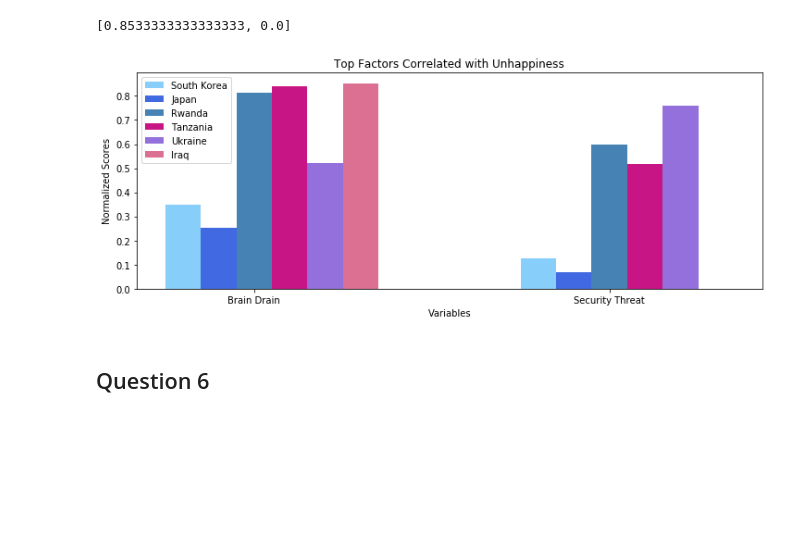
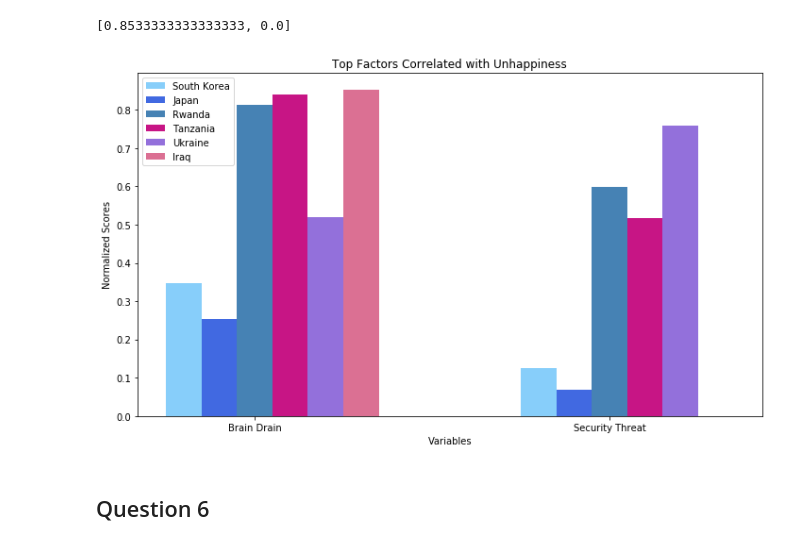
Before and after one commit to jkurtb/Suicide_squad, a Jupyter notebook: Data Viz/Question 5, barchart.ipynb, the cells around one changed output. Cells and saved outputs as stored; diff of their text form; code cells hidden in the pictures; blank space fills up the shorter version.

```diff
--- a/Data Viz/Question 5, barchart.ipynb
+++ b/Data Viz/Question 5, barchart.ipynb
@@ -137,37 +138,38 @@ country5n
 # %%
 
 N = len(country0n) #number of variables to be tested
 
 
 
-fig, ax = plt.subplots(figsize = (10,4))
+fig, ax = plt.subplots(figsize = (10,6))
 
 ind = np.arange(N)    # the x locations for the groups
 width = 0.1        # the width of the bars. This is pretty much the place to control spacing
 ax.bar(ind + width*0, country0n, width, bottom=0,  label=country_list[0],color = color[0])
 ax.bar(ind + width*1, country1n, width, bottom=0, label=country_list[1],color = color[1])
 ax.bar(ind + width*2, country2n, width, bottom=0, label=country_list[2],color = color[2])
 ax.bar(ind + width*3, country3n, width, bottom=0, label=country_list[3],color = color[3])
 ax.bar(ind + width*4, country4n, width, bottom=0, label=country_list[4],color = color[4])
 ax.bar(ind + width*5, country5n, width, bottom=0, label=country_list[5],color = color[5])
 
 
 
 
 
 ax.set_title('Top Factors Correlated with Unhappiness')
 ax.set_xticks(ind + width * 2)
 ax.set_xticklabels((variable_list[0], variable_list[1] ))
 
-ax.legend()
+ax.legend(loc="best")
 
-plt.tight_layout()
+
 plt.xlabel("Variables")
 plt.ylabel("Normalized Scores")
 plt.savefig(f"Happiness Outside Negative Factor - Rich.jpg")
+plt.tight_layout()
 plt.show()
 # %% [output]
-[figure, old version]
+[figure, new version]
 # %% [markdown]
 ## Question 6
 # %%
```
Also changed, not shown: parts of 7 cells of this notebook, 8 other files.
